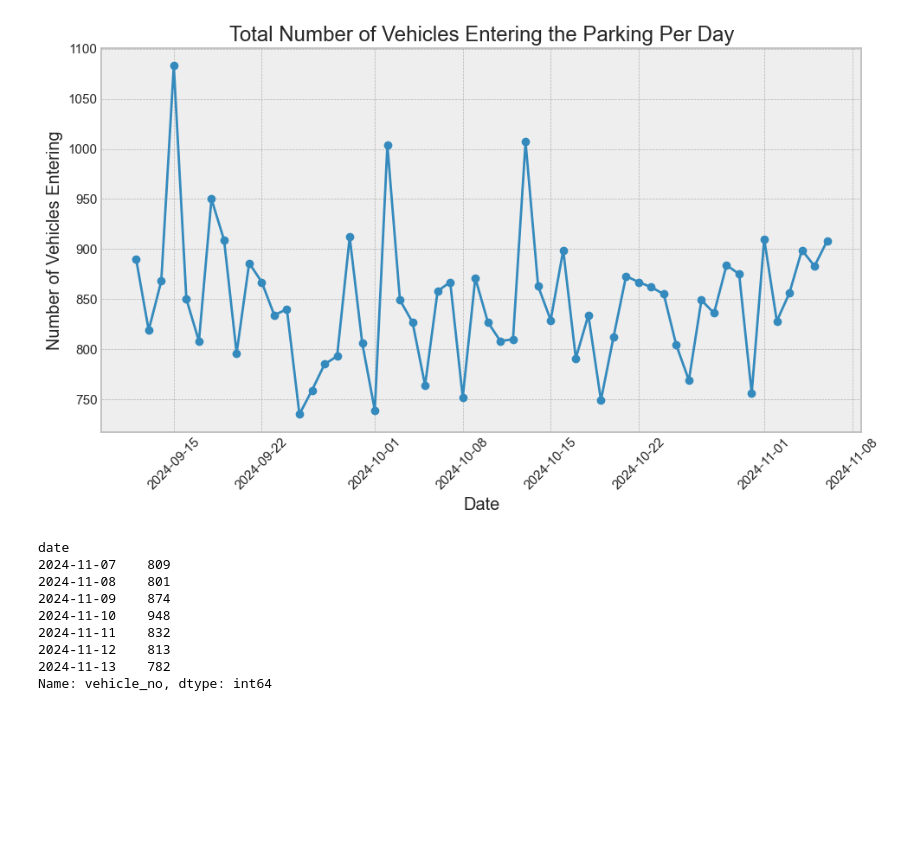
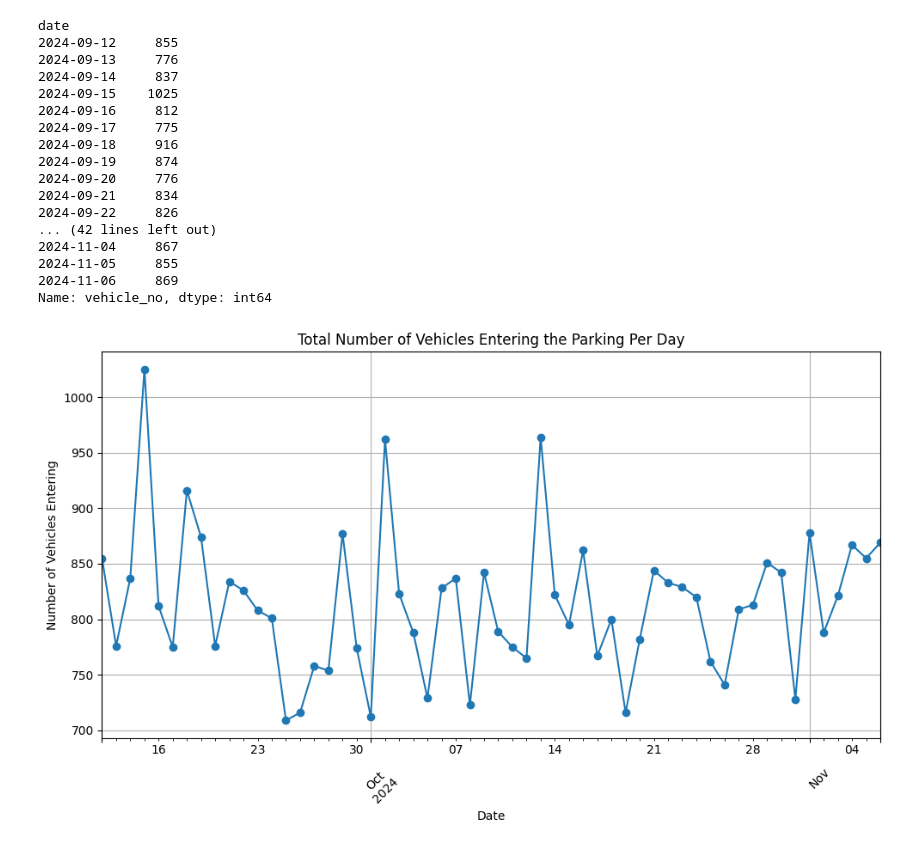
Before and after one commit to aditisingh1053/DAI_assignment, a Jupyter notebook: assignment-4/1_aditi.ipynb, the cells around one changed output. Drawn from its saved outputs; the diff is of its cells as text; code cells hidden in the pictures; blank space fills up the shorter version.

Commit message:
added part 1 and 2

```diff
--- a/assignment-4/1_aditi.ipynb
+++ b/assignment-4/1_aditi.ipynb
@@ -48,8 +20,10 @@ df
 # %%
+
 df['timestamp'] = pd.to_datetime(df['timestamp'])
 df = df.sort_values(by='timestamp')
 df = df[df['vehicle_no'].notna()]
+df = df.dropna()
 df = df[(df['timestamp'].dt.hour >= 5) & (df['timestamp'].dt.hour < 24)]
 df = df.drop_duplicates()
-df
+print(df.shape)
 # %% [output]
@@ -69,7 +52,7 @@ df
 # %%
 entry_df = df[df['camera_id'] == 1]  # Entries (camera_id = 001)
 exit_df = df[df['camera_id'] == 2]   # Exits (camera_id = 002)
-
+print(df)
 # 2. Rename columns for clarity
 entry_df = entry_df.rename(columns={'timestamp': 'in_time'})
 exit_df = exit_df.rename(columns={'timestamp': 'exit_time'})
@@ -78,7 +61,14 @@ merged_df = pd.merge(entry_df[['vehicle_no', 'in_time']],
                      on='vehicle_no',
                      how='left')
 
-# 4. Preview the new DataFrame with in_time and exit_time
-print(merged_df.head())
+merged_df['in_time'] = pd.to_datetime(merged_df['in_time'])
+merged_df['timestamp_exit'] = pd.to_datetime(arg=merged_df['exit_time'])
+
+# Ensure timestamps are on the same date by comparing just the date part
+merged_df = merged_df[
+    (merged_df['in_time'].dt.date == merged_df['exit_time'].dt.date) &
+    (merged_df['in_time'] <= merged_df['exit_time'])
+]
+
 merged_df
 # %% [output]
@@ -132,0 +102,5 @@ cleaned_df
+# %%
+merged_df= merged_df.dropna()
+print(merged_df.head())
+merged_df
+#
@@ -133,43 +127,52 @@ cleaned_df
 # %%
-import matplotlib.pyplot as plt
+
 
 # Ensure 'in_time' is in datetime format
 merged_df['in_time'] = pd.to_datetime(merged_df['in_time'])
 
 # 1. Extract the date from the 'in_time' column
 merged_df['date'] = merged_df['in_time'].dt.date
 
 # 2. Group by 'date' and count the number of entries per day
 entries_daily = merged_df.groupby('date')['vehicle_no'].count()
+entries_daily.index = pd.to_datetime(entries_daily.index)
 
 
 # Sort the data by date (this step ensures it's chronological)
 entries_daily = entries_daily.sort_index()
 
 # 1. Split the data into train and test sets
 # Use all but the last 7 days for training, and the last 7 days for testing
 train_data = entries_daily.iloc[:-7]  # All data except the last 7 days
+print(train_data)
 test_data = entries_daily.iloc[-7:]
 
 # 3. Plot the total number of vehicles entering per day
 plt.figure(figsize=(10, 6))
 train_data.plot(kind='line', marker='o')
 plt.title('Total Number of Vehicles Entering the Parking Per Day')
 plt.xlabel('Date')
 plt.ylabel('Number of Vehicles Entering')
 plt.grid(True)
 plt.xticks(rotation=45)  # Rotate date labels for better readability
 plt.tight_layout()
 plt.show()
-print(test_data)
 # %% [output]
+date
+2024-09-12     855
+2024-09-13     776
+2024-09-14     837
+2024-09-15    1025
+2024-09-16     812
+2024-09-17     775
+2024-09-18     916
+2024-09-19     874
+2024-09-20     776
+2024-09-21     834
+2024-09-22     826
+... (42 lines left out)
+2024-11-04     867
+2024-11-05     855
+2024-11-06     869
+Name: vehicle_no, dtype: int64
-[figure, old version]
+[figure, new version]
-date
-2024-11-07    809
-2024-11-08    801
-2024-11-09    874
-2024-11-10    948
-2024-11-11    832
-2024-11-12    813
-2024-11-13    782
-Name: vehicle_no, dtype: int64
```
Also changed, not shown: parts of 27 cells of this notebook.
